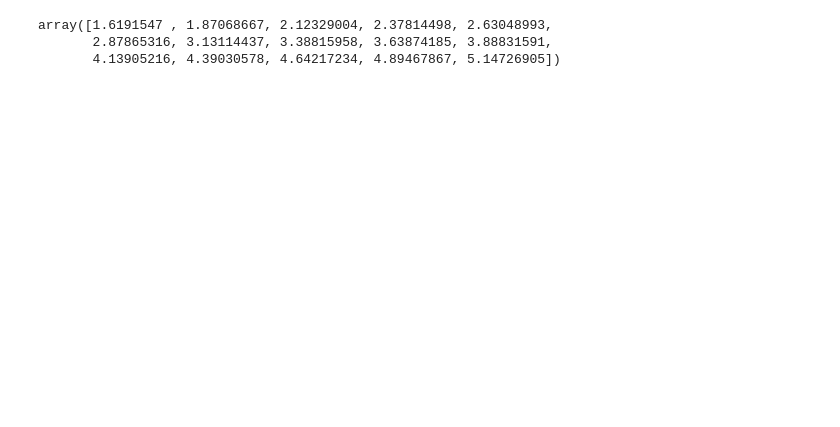
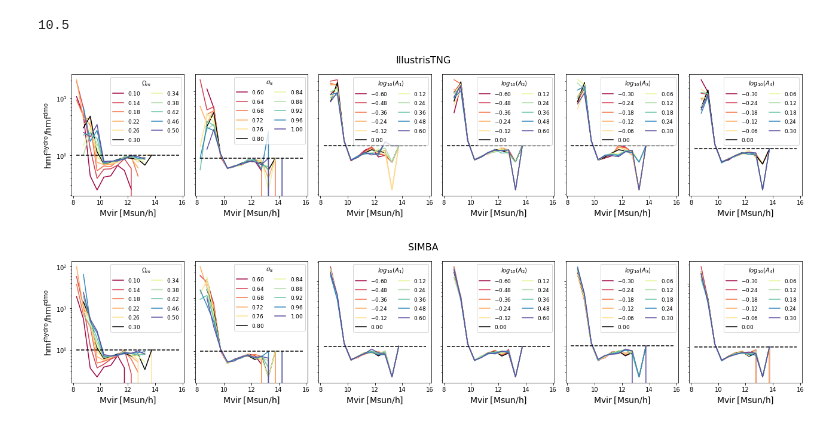
Before and after one commit to liuxx479/cosmo_dep_feedback, a Jupyter notebook: organize_halos.ipynb, the cells around one changed output. Drawn from its saved outputs; the diff is of its cells as text; code cells hidden in the pictures; blank space fills up the shorter version.

```diff
--- a/organize_halos.ipynb
+++ b/organize_halos.ipynb
@@ -115,6 +147,54 @@ for isim in sim_arr:
 # %%
-k[5:20]
+r[:,5]
+# mbins[5]
 # %% [output]
-array([1.6191547 , 1.87068667, 2.12329004, 2.37814498, 2.63048993,
-       2.87865316, 3.13114437, 3.38815958, 3.63874185, 3.88831591,
-       4.13905216, 4.39030578, 4.64217234, 4.89467867, 5.14726905])
+10.5
+# %%
+fidu_params = [ 0.3, 0.8 ,0. ,  0. ,0. ,0.]
+
+for isim in ['IllustrisTNG', 'SIMBA']:
+    ifn=home+'halos/%s_%s_z=%.2f.npy'%(isim, iset, iz)
+    ifn_DM=home+'halos/%s_%s_z=%.2f_DM.npy'%(isim, iset, iz)
+    hmf_arr = np.load(ifn)
+    hmf_DM_arr = np.load(ifn_DM)
+    hmf_arr.shape
+
+    params = hmf_arr[:, :6]
+    r = hmf_arr[:, 6:]/hmf_DM_arr[:, 6:]
+    params.shape, hmf_arr.shape
+
+    f, axes=subplots(1, 6, figsize=(18,4))
+    for i in range(6): ## number of parameters
+        ax=axes.reshape(-1)[i]
+        idx = where(params[:,i]!=fidu_params[i])[0] # select the varying one on specific parameter
+        idx = concatenate([idx[:5], [0,], idx[5:]]) ## inserting the fiducial model in the middle
+        j=0
+        colors = cmap(linspace(0,1,len(idx)))
+        for iidx in idx:
+            icolor=colors[j]
+            if j==5: ## fiducial model
+                icolor='k'
+            iparam=params[iidx,i]
+            ax.plot(mbins_center, r[iidx], c=icolor,label='$%.2f$'%(iparam))
+            j+=1
+
+        ax.legend(title='%s'%(labels[i]),ncol=2,fontsize=9,loc='upper right')
+        ax.set_yscale('log')
+        # ax.set_ylim(0.5, 1.1)
+        # ax.set_xlim(0.12, 25)
+        ax.set_xlabel(r'$\rm Mvir \;[Msun/h]$',fontsize=14)
+        ax.plot(mbins_center, ones(len(mbins_center)), 'k--')
+
+        if i == 0:
+            # ax.set_title(isim,fontsize=14)
+            ax.set_ylabel(r'$\rm hmf^{hydro}/hmf^{dmo}$',fontsize=14)
+        else:
+            ax.yaxis.set_ticklabels([])
+    f.suptitle(isim, fontsize=16)
+    plt.subplots_adjust(hspace=0, wspace=0)
+    plt.tight_layout()
+    # f.savefig(folder_plot+'%s_Pk_m_ratio.pdf'%(isim))
+    show()
+# %% [output]
+[figure, added]
+[figure, added]
```
Also changed, not shown: parts of 5 cells of this notebook, 4 other files.
